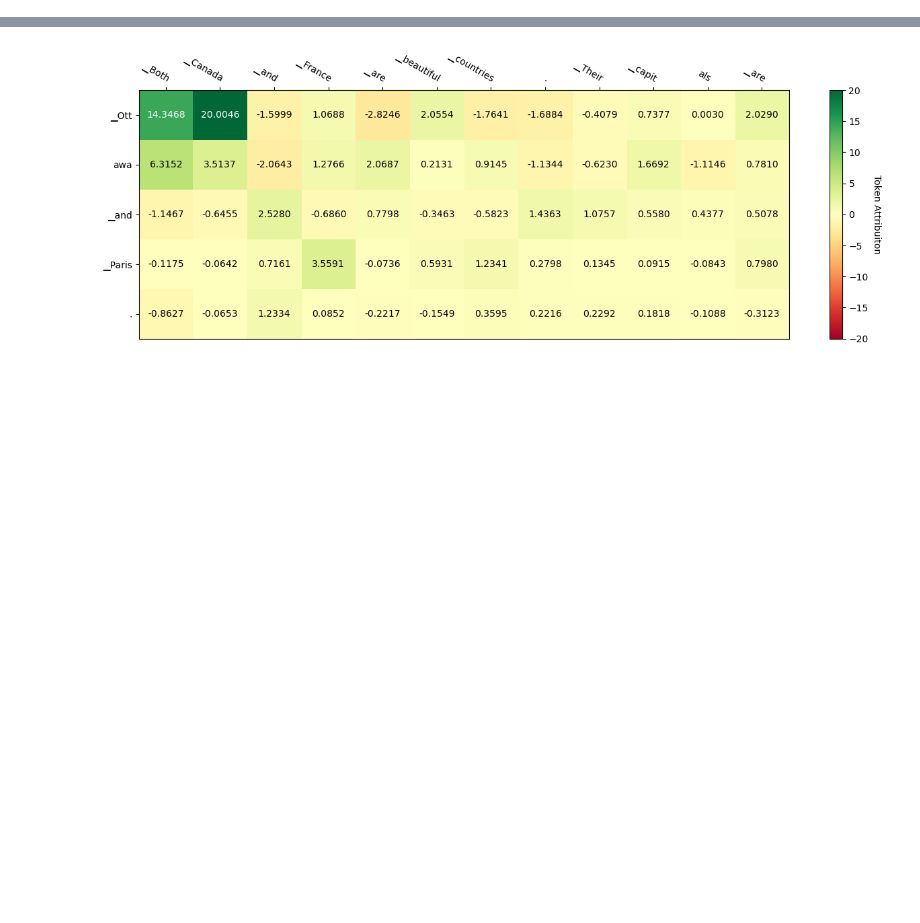
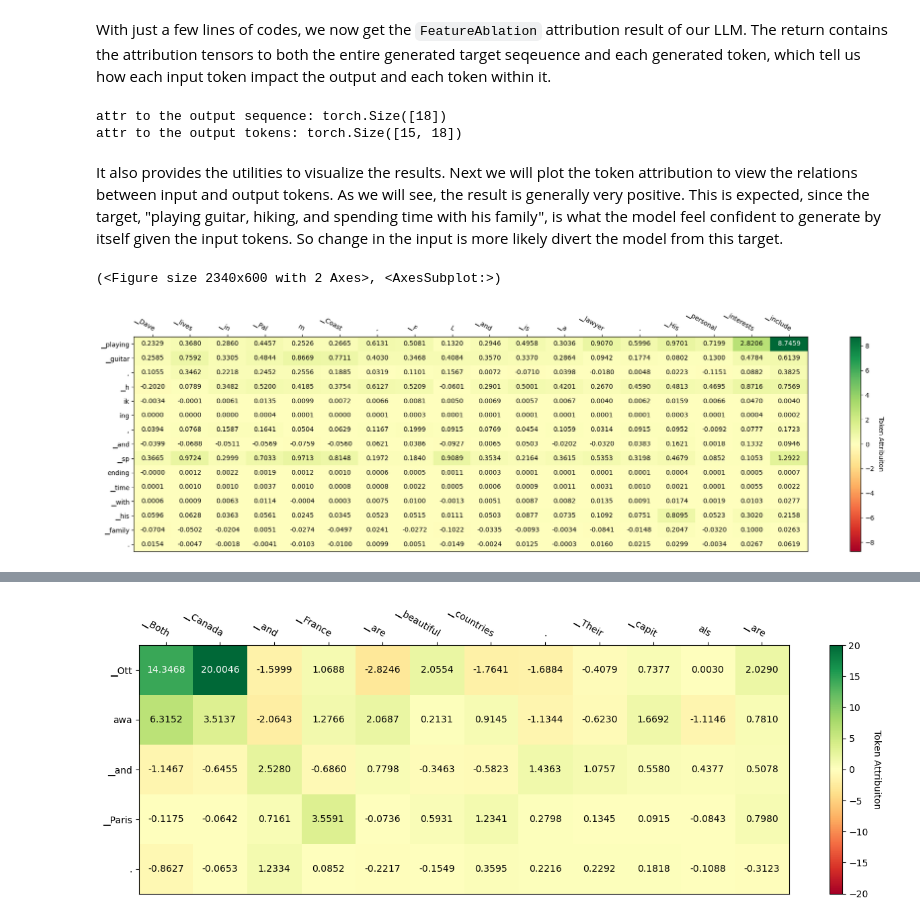
Before and after one commit to pytorch/captum, a Jupyter notebook: tutorials/LLama2-Captum-Demo.ipynb, the cells around one changed output, grey strips where cells are left out. Drawn from its saved outputs; the diff is of its cells as text; code cells hidden in the pictures; blank space fills up the shorter version.

Commit message:
llm attr

```diff
--- a/tutorials/LLama2-Captum-Demo.ipynb
+++ b/tutorials/LLama2-Captum-Demo.ipynb
@@ -113,13 +76,0 @@ Table 1 shows the effects of each feature token on the LLM's probability of outp
-# %%
-eval_prompt = "spending"
-
-model_input = tokenizer(eval_prompt, return_tensors="pt").to("cuda")
-
-model.eval()
-with torch.no_grad():
-    print(model_input["input_ids"])
-    output_ids = model.generate(model_input["input_ids"], max_new_tokens=15)[0]
-    print(output_ids)
-    response = tokenizer.decode(output_ids, skip_special_tokens=True)
-    print(response)
-    print(tokenizer.convert_ids_to_tokens(output_ids))
@@ -1019,11 +84,0 @@ tensor([-0.1081, -0.4112, -0.0173,  0.0749], device='cuda:0')
-# %%
-llm_attr = LLMAttribution(fa, tokenizer)
-
-inp_feature = TextTokenFeature(
-    "Dave lives in Palm Coast, FL and is a lawyer. His personal interests include",
-    tokenizer,
-    baselines=0,  # UNK
-    skip_tokens=[1],  # <s>
-)
-
-attr_result_9 = llm_attr.attribute(inp_feature, target="playing golf, hiking, and cooking.")
@@ -1248,0 +91,25 @@ log_probs tensor([-9.7633], device='cuda:0')
+# %%
+inp = TextTokenInput(
+    eval_prompt,
+    tokenizer,
+    skip_tokens=[1],  # skip special token for the start of the text
+)
+
+target = "playing guitar, hiking, and spending time with his family."
+
+attr_res = llm_attr.attribute(inp, target=target)
+# %% [markdown]
+With just a few lines of codes, we now get the `FeatureAblation` attribution result of our LLM. The return contains the attribution tensors to both the entire generated target seqeuence and each generated token, which tell us how each input token impact the output and each token within it.
+# %%
+print("attr to the output sequence:", attr_res.seq_attr.shape)  # shape(n_input_token)
+print("attr to the output tokens:", attr_res.token_attr.shape)  # shape(n_output_token, n_input_token)
+# %% [output]
+attr to the output sequence: torch.Size([18])
+attr to the output tokens: torch.Size([15, 18])
+# %% [markdown]
+It also provides the utilities to visualize the results. Next we will plot the token attribution to view the relations between input and output tokens. As we will see, the result is generally very positive. This is expected, since the target, "playing guitar, hiking, and spending time with his family", is what the model feel confident to generate by itself given the input tokens. So change in the input is more likely divert the model from this target.
+# %%
+attr_res.plot_token_attr()
+# %% [output]
+(<Figure size 2340x600 with 2 Axes>, <AxesSubplot:>)
+[figure, added]
```
Also changed, not shown: parts of 71 cells of this notebook.
